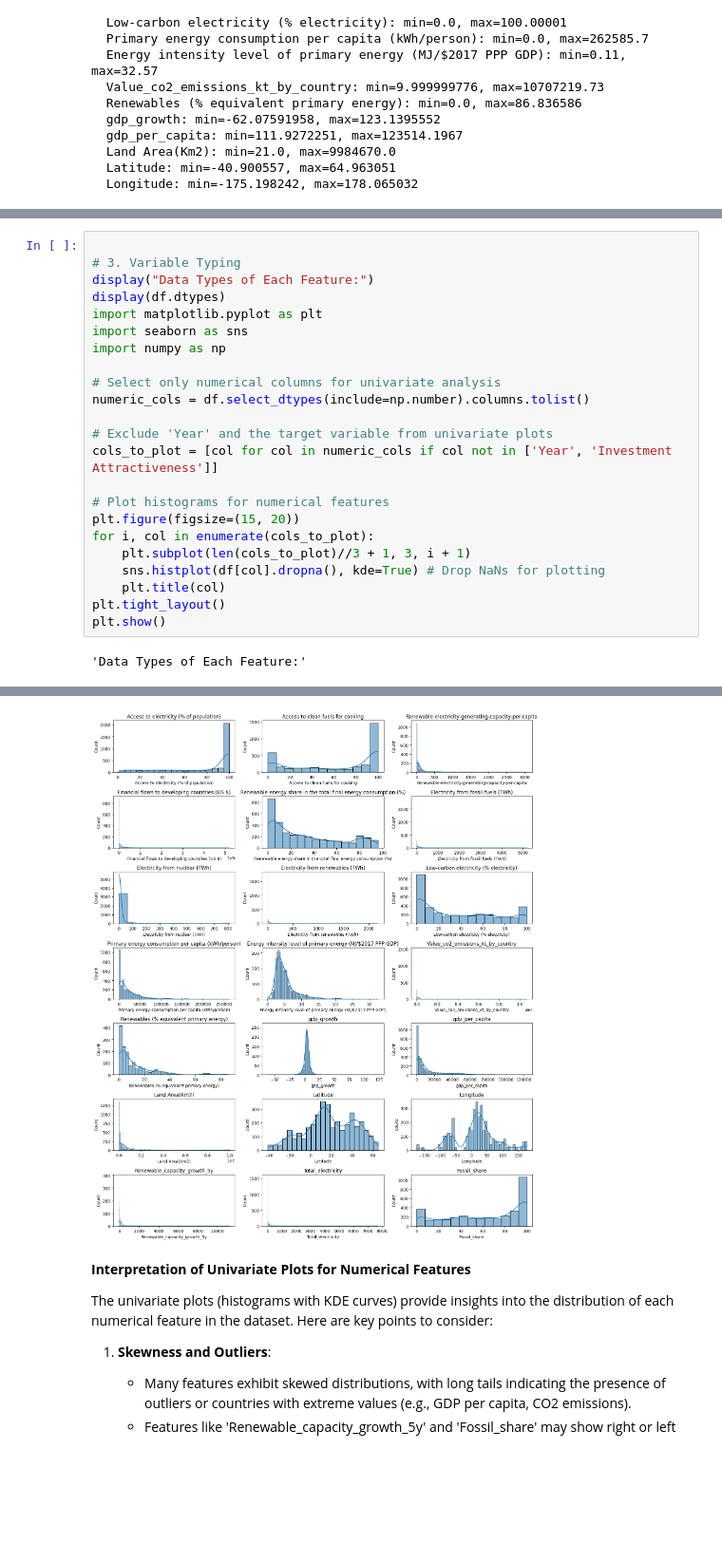
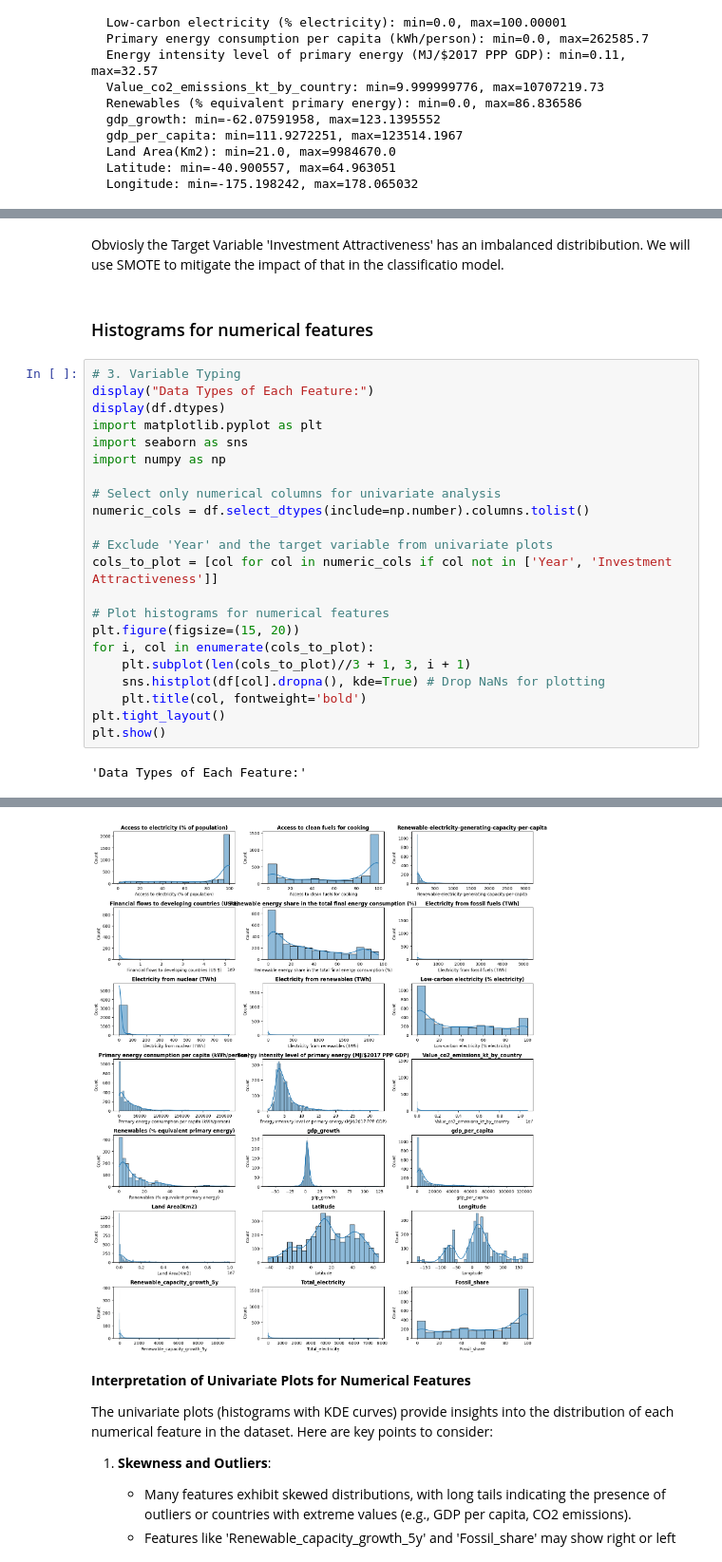
Before and after one commit to Jannik-m12/Classification-Model-Investment-Attractiveness-, a Jupyter notebook: notebooks/12.9 14 Uhr Copy of Classification Model (Investment Attractiveness).ipynb, the cells around one changed output, grey strips where cells are left out. Shown at 95% size. Drawn from its saved outputs; the diff is of its cells as text; blank space fills up the shorter version.

```diff
--- a/notebooks/12.9 14 Uhr Copy of Classification Model (Investment Attractiveness).ipynb
+++ b/notebooks/12.9 14 Uhr Copy of Classification Model (Investment Attractiveness).ipynb
@@ -446,5 +477,8 @@ Name: proportion, dtype: float64
+# %% [markdown]
+Obviosly the Target Variable 'Investment Attractiveness' has an imbalanced distribibution. We will use SMOTE to mitigate the impact of that in the classificatio model.
+# %% [markdown]
+###  Histograms for numerical features
 # %%
-
 # 3. Variable Typing
 display("Data Types of Each Feature:")
 display(df.dtypes)
@@ -457,35 +491,35 @@ numeric_cols = df.select_dtypes(include=np.number).columns.tolist()
 
 # Exclude 'Year' and the target variable from univariate plots
 cols_to_plot = [col for col in numeric_cols if col not in ['Year', 'Investment Attractiveness']]
 
 # Plot histograms for numerical features
 plt.figure(figsize=(15, 20))
 for i, col in enumerate(cols_to_plot):
     plt.subplot(len(cols_to_plot)//3 + 1, 3, i + 1)
     sns.histplot(df[col].dropna(), kde=True) # Drop NaNs for plotting
-    plt.title(col)
+    plt.title(col, fontweight='bold')
 plt.tight_layout()
 plt.show()
 # %% [output]
 'Data Types of Each Feature:'
 Entity                                                               object
 Year                                                                  int64
 Access to electricity (% of population)                             float64
 Access to clean fuels for cooking                                   float64
 Renewable-electricity-generating-capacity-per-capita                float64
 Financial flows to developing countries (US $)                      float64
 Renewable energy share in the total final energy consumption (%)    float64
 Electricity from fossil fuels (TWh)                                 float64
 Electricity from nuclear (TWh)                                      float64
 Electricity from renewables (TWh)                                   float64
 Low-carbon electricity (% electricity)                              float64
 Primary energy consumption per capita (kWh/person)                  float64
 ... (10 lines left out)
 Total_electricity                                                   float64
 Fossil_share                                                        float64
 Investment Attractiveness                                             int64
 dtype: object
-[figure, old version]
+[figure, new version]
 # %% [markdown]
 **Interpretation of Univariate Plots for Numerical Features**
 
```
Also changed, not shown: parts of 96 cells of this notebook, 19 other files.
